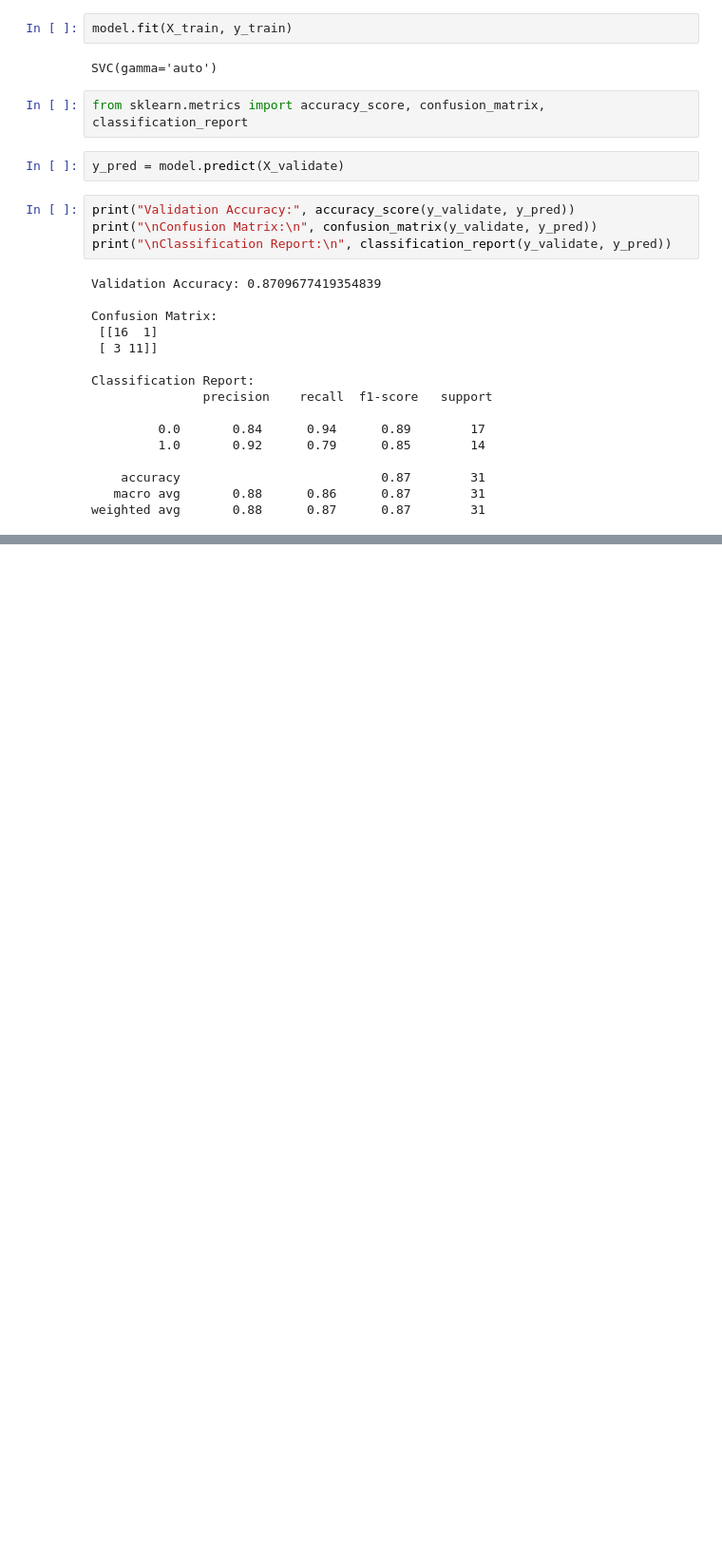
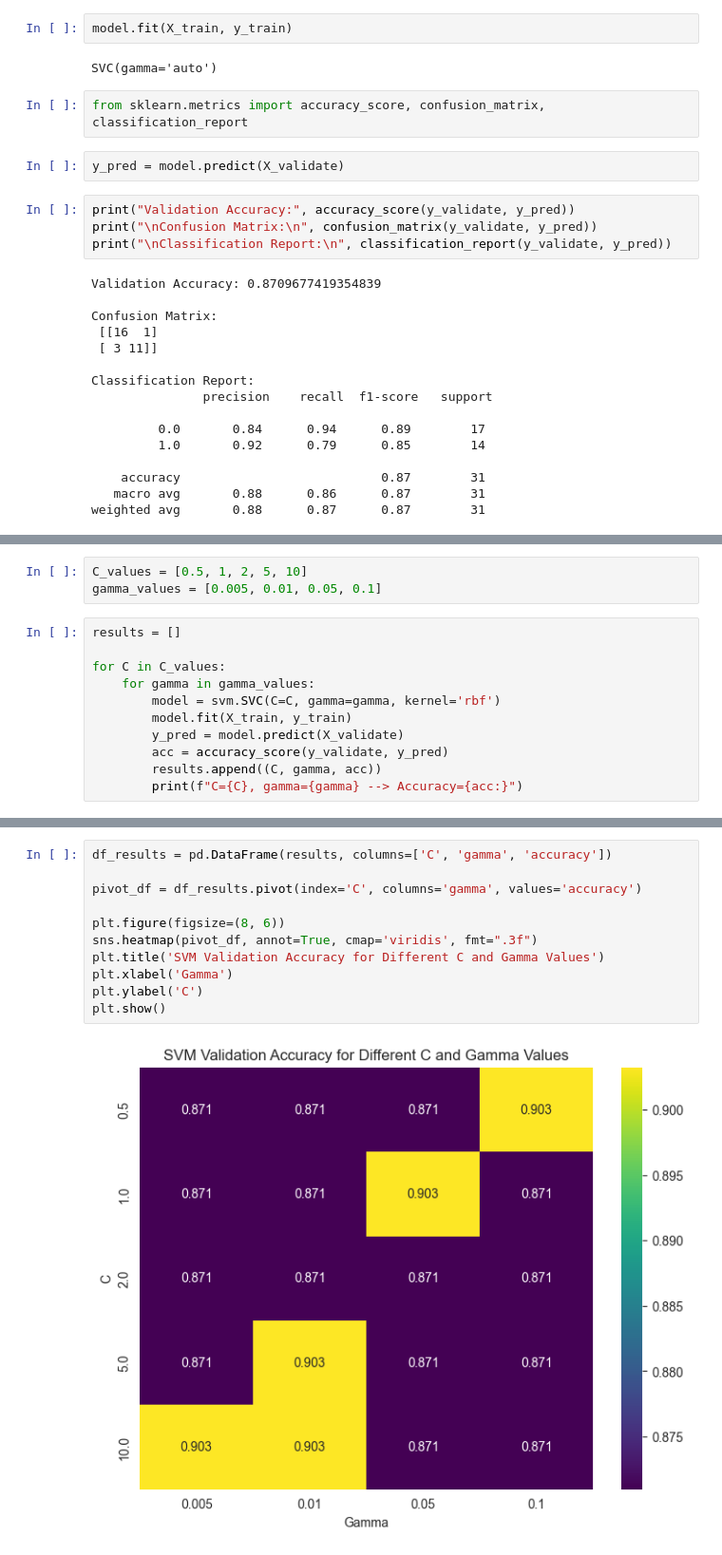
Before and after one commit to StephenMurph/CT401-Assignment-1, a Jupyter notebook: Support Vector Machines training.ipynb, the cells around one changed output, grey strips where cells are left out. Shown at 95% size. Drawn from its saved outputs; the diff is of its cells as text; blank space fills up the shorter version.

```diff
--- a/Support Vector Machines training.ipynb
+++ b/Support Vector Machines training.ipynb
@@ -122,0 +168,14 @@ weighted avg       0.88      0.87      0.87        31
+# %%
+C_values = [0.5, 1, 2, 5, 10]
+gamma_values = [0.005, 0.01, 0.05, 0.1]
+# %%
+results = []
+
+for C in C_values:
+    for gamma in gamma_values:
+        model = svm.SVC(C=C, gamma=gamma, kernel='rbf')
+        model.fit(X_train, y_train)
+        y_pred = model.predict(X_validate)
+        acc = accuracy_score(y_validate, y_pred)
+        results.append((C, gamma, acc))
+        print(f"C={C}, gamma={gamma} --> Accuracy={acc:}")
@@ -122,0 +203,13 @@ weighted avg       0.88      0.87      0.87        31
+# %%
+df_results = pd.DataFrame(results, columns=['C', 'gamma', 'accuracy'])
+
+pivot_df = df_results.pivot(index='C', columns='gamma', values='accuracy')
+
+plt.figure(figsize=(8, 6))
+sns.heatmap(pivot_df, annot=True, cmap='viridis', fmt=".3f")
+plt.title('SVM Validation Accuracy for Different C and Gamma Values')
+plt.xlabel('Gamma')
+plt.ylabel('C')
+plt.show()
+# %% [output]
+[figure, added]
```
Also changed, not shown: parts of 17 cells of this notebook.
